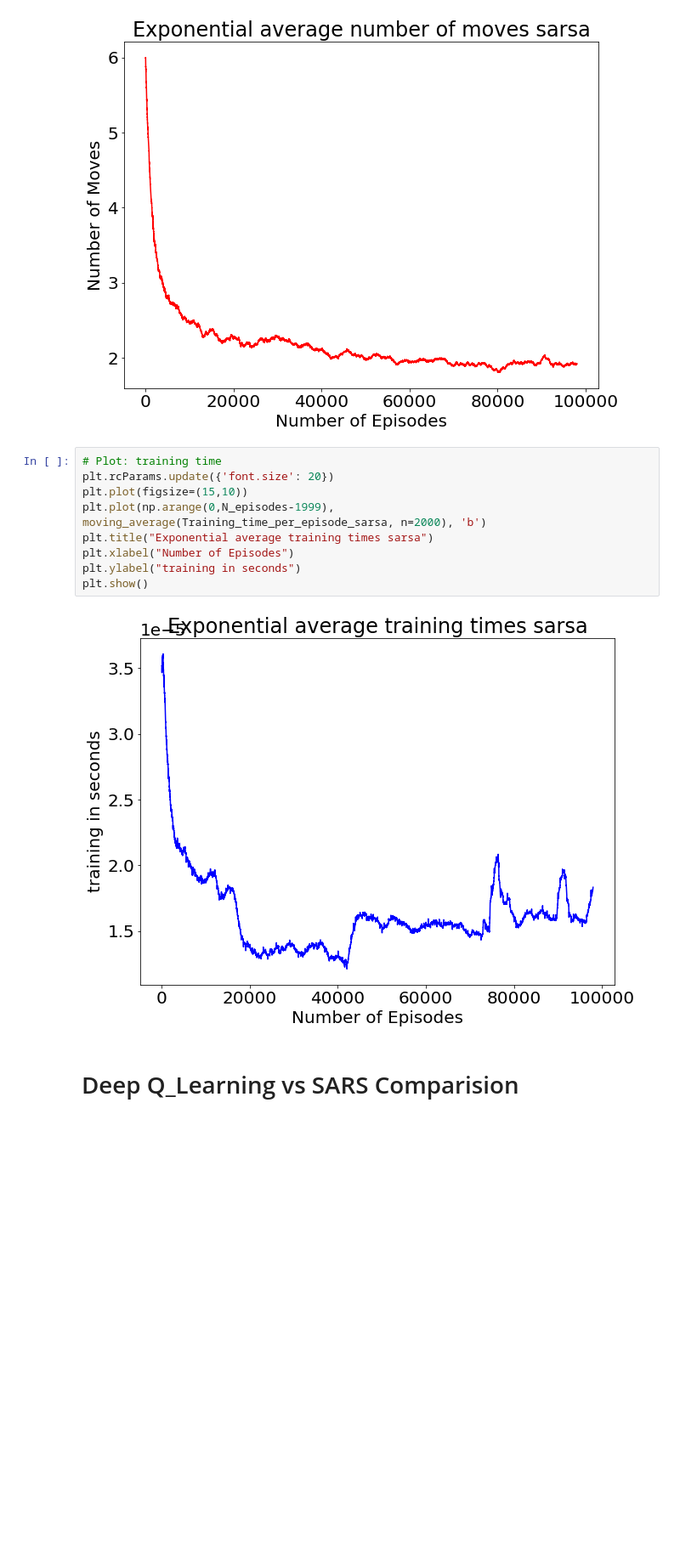
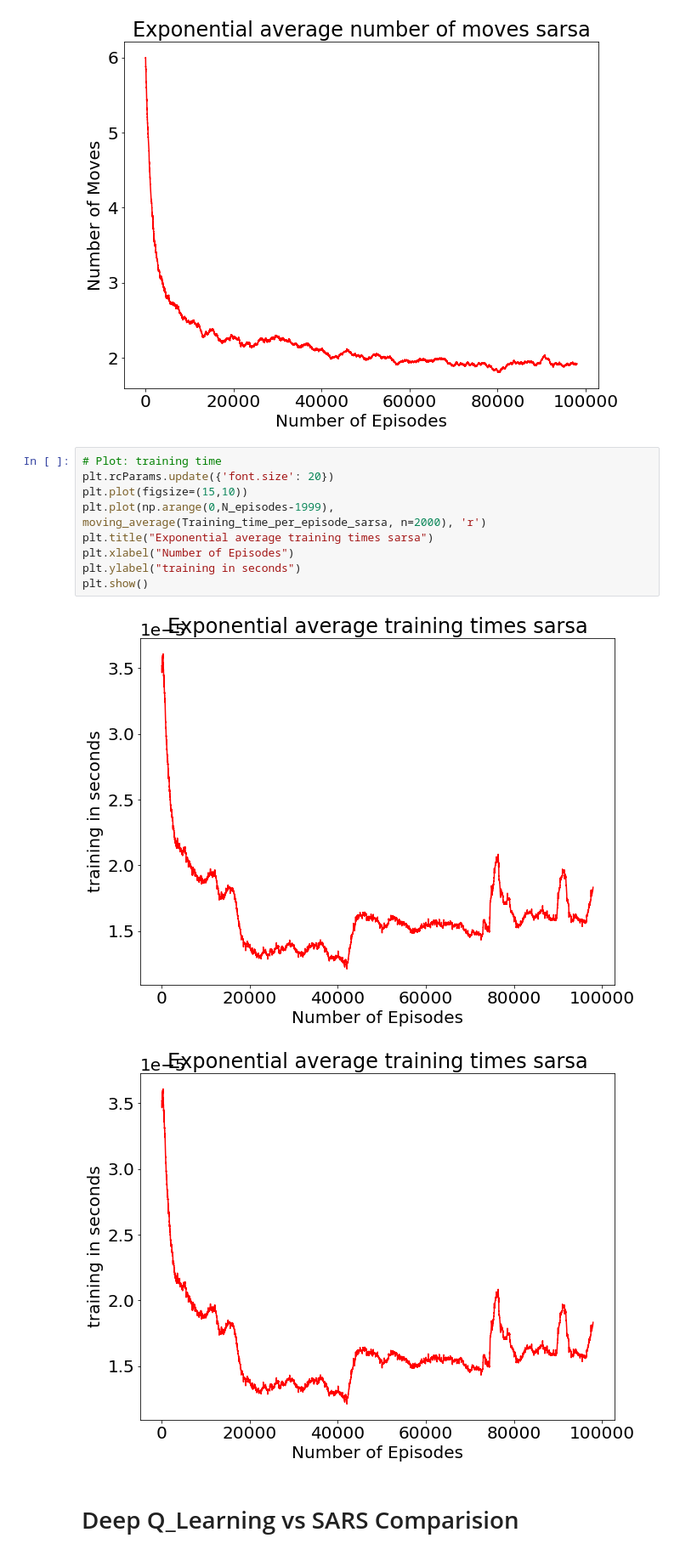
Before and after one commit to lzumta/Reinforcement-Learning-Assignment, a Jupyter notebook: Assignment.ipynb, the cells around one changed output. Shown at 85% size. Cells and saved outputs as stored; diff of their text form; blank space fills up the shorter version.

```diff
--- a/Assignment.ipynb
+++ b/Assignment.ipynb
@@ -572,14 +572,15 @@ plt.show()
 # %%
 # Plot: training time
 plt.rcParams.update({'font.size': 20})
 plt.plot(figsize=(15,10))
-plt.plot(np.arange(0,N_episodes-1999), moving_average(Training_time_per_episode_sarsa, n=2000), 'b')
+plt.plot(np.arange(0,N_episodes-1999), moving_average(Training_time_per_episode_sarsa, n=2000), 'r')
 plt.title("Exponential average training times sarsa")
 plt.xlabel("Number of Episodes")
 plt.ylabel("training in seconds")
 plt.show()
 # %% [output]
-[figure, old version]
+[figure, new version]
+[figure, added]
 # %% [markdown]
 # Deep Q_Learning vs SARS Comparision
 # %%
```
Also changed, not shown: parts of 3 cells of this notebook.
